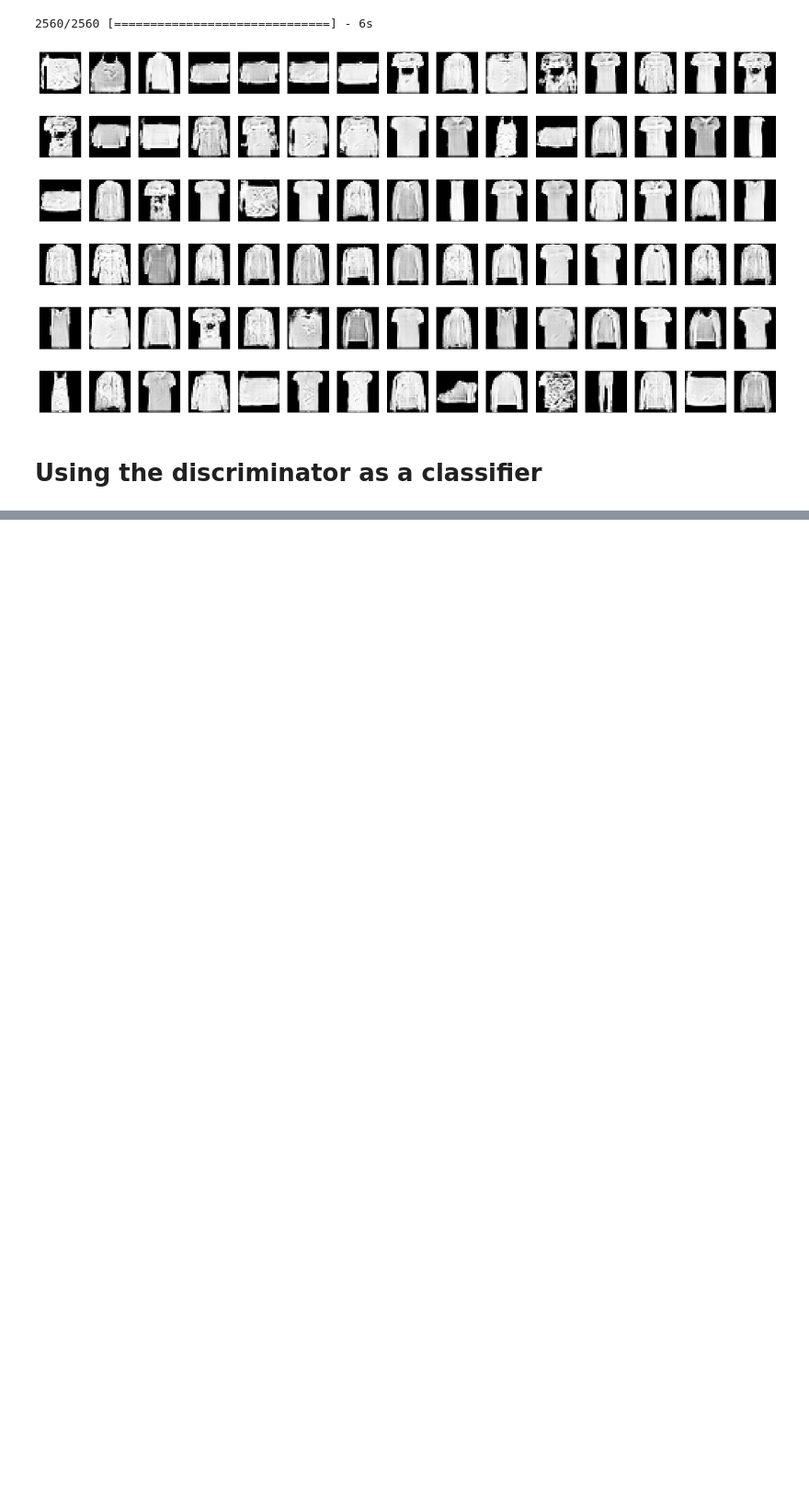
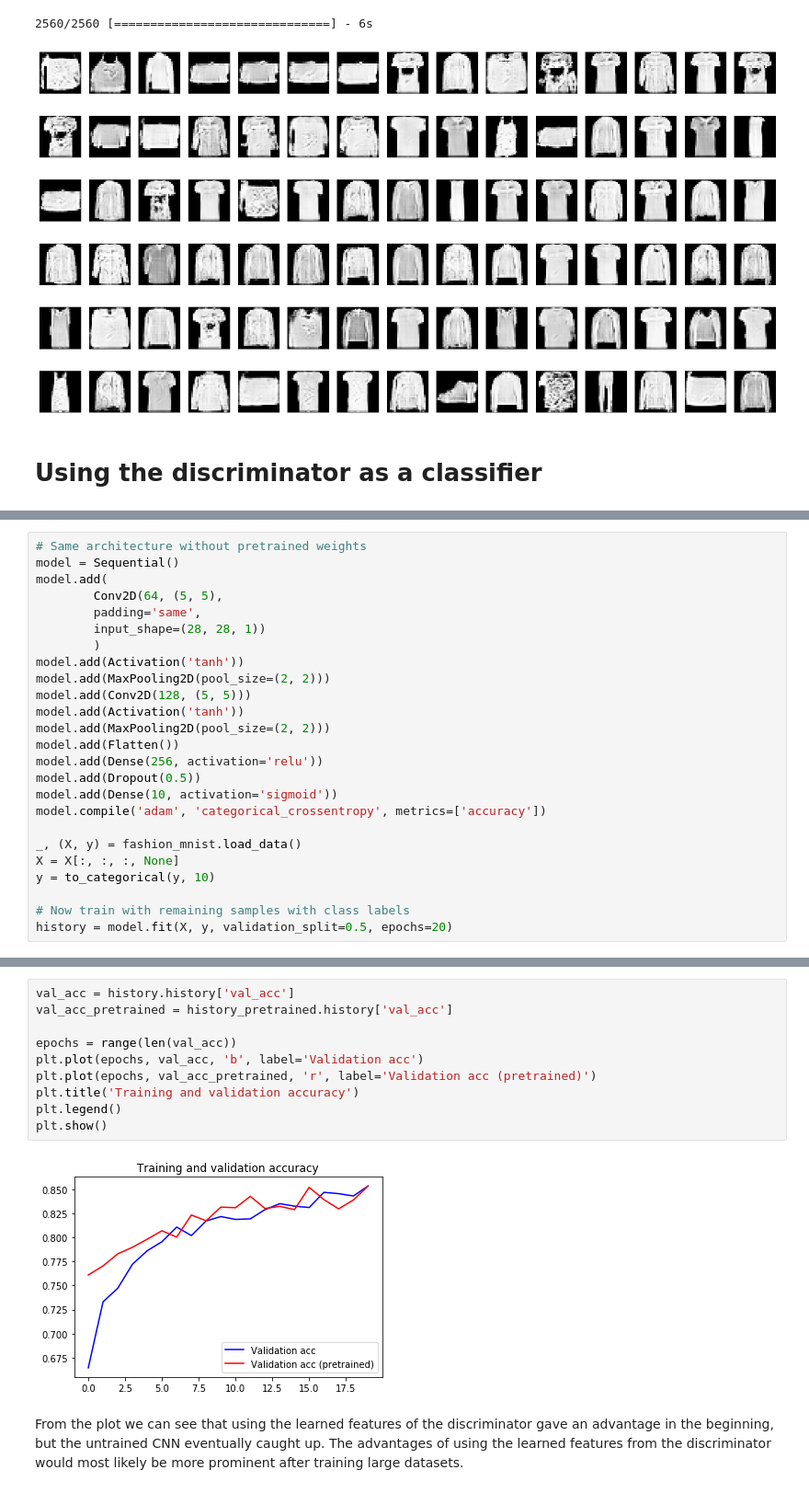
Before and after one commit to 8000net/keras-dcgan, a Jupyter notebook: DCGAN.ipynb, the cells around one changed output, grey strips where cells are left out. Shown: that part at 92% size. Saved outputs shown, nothing was run; the diff lists cells and outputs as text; blank space fills up the shorter version.

```diff
--- a/DCGAN.ipynb
+++ b/DCGAN.ipynb
@@ -266,0 +281,25 @@ Caused by op 'sequential_37/dense_68/MatMul', defined at:
+# %%
+# Same architecture without pretrained weights
+model = Sequential()
+model.add(
+        Conv2D(64, (5, 5),
+        padding='same',
+        input_shape=(28, 28, 1))
+        )
+model.add(Activation('tanh'))
+model.add(MaxPooling2D(pool_size=(2, 2)))
+model.add(Conv2D(128, (5, 5)))
+model.add(Activation('tanh'))
+model.add(MaxPooling2D(pool_size=(2, 2)))
+model.add(Flatten())
+model.add(Dense(256, activation='relu'))
+model.add(Dropout(0.5))
+model.add(Dense(10, activation='sigmoid'))
+model.compile('adam', 'categorical_crossentropy', metrics=['accuracy'])
+
+_, (X, y) = fashion_mnist.load_data()
+X = X[:, :, :, None]
+y = to_categorical(y, 10)
+
+# Now train with remaining samples with class labels
+history = model.fit(X, y, validation_split=0.5, epochs=20)
@@ -266,0 +324,14 @@ Caused by op 'sequential_37/dense_68/MatMul', defined at:
+# %%
+val_acc = history.history['val_acc']
+val_acc_pretrained = history_pretrained.history['val_acc']
+
+epochs = range(len(val_acc))
+plt.plot(epochs, val_acc, 'b', label='Validation acc')
+plt.plot(epochs, val_acc_pretrained, 'r', label='Validation acc (pretrained)')
+plt.title('Training and validation accuracy')
+plt.legend()
+plt.show()
+# %% [output]
+[figure, added]
+# %% [markdown]
+From the plot we can see that using the learned features of the discriminator gave an advantage in the beginning, but the untrained CNN eventually caught up. The advantages of using the learned features from the discriminator would most likely be more prominent after training large datasets.
```
Also changed, not shown: parts of 5 cells of this notebook.
